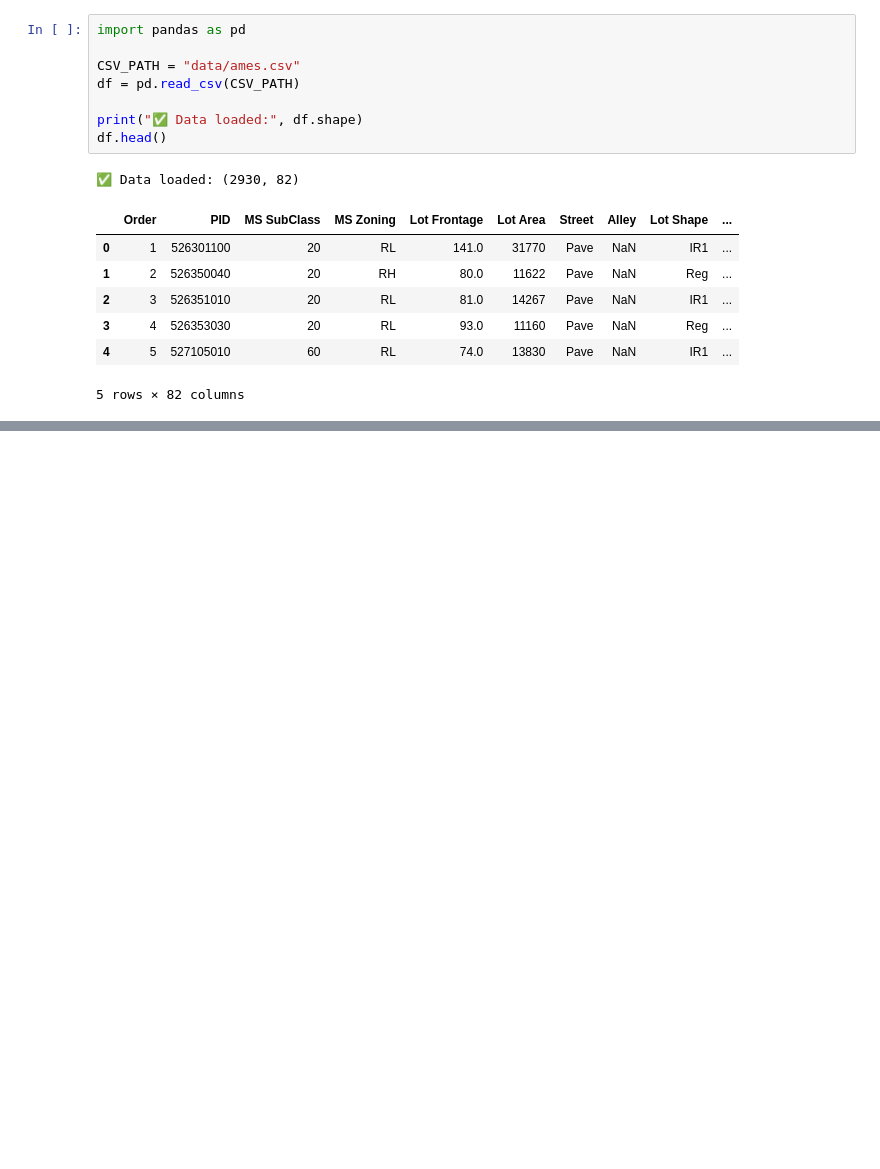
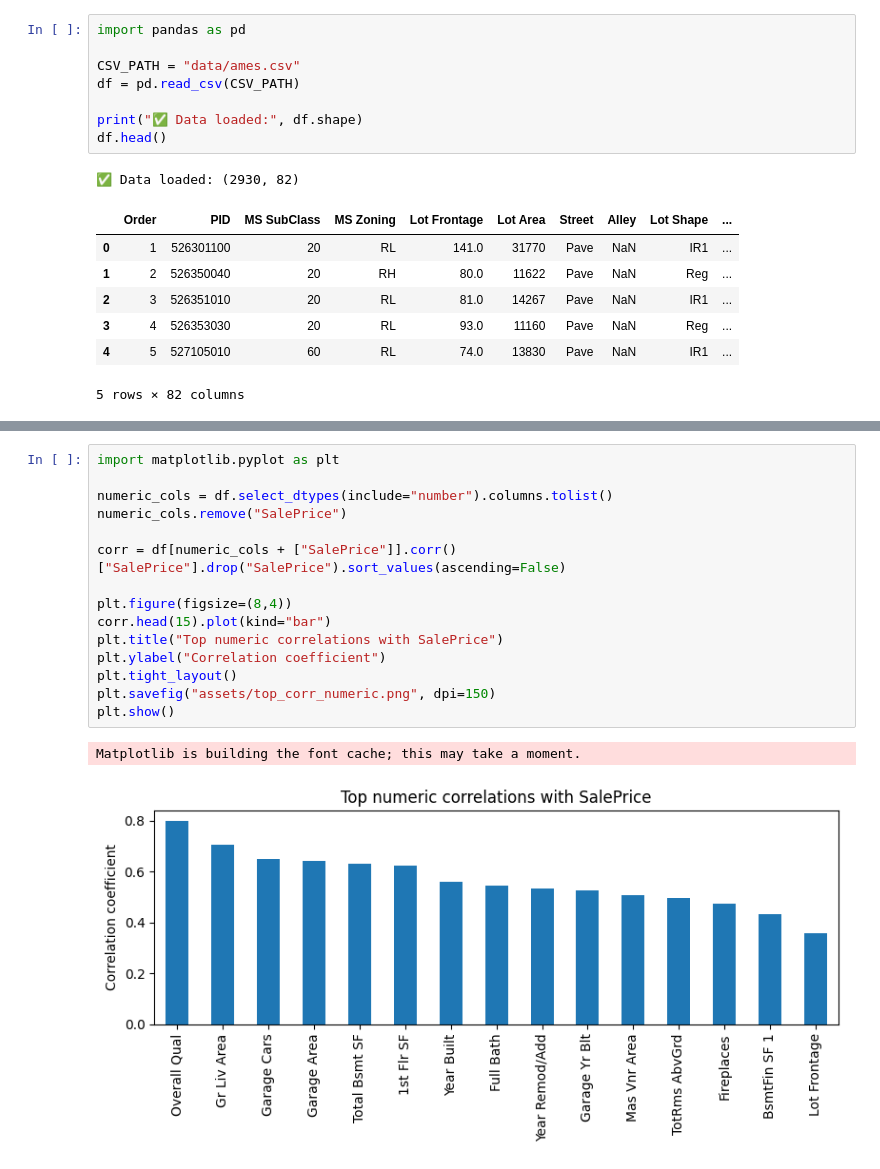
Before and after one commit to NewcoderM/Aurora-Housing, a Jupyter notebook: notebooks/Aurora_01_Modelling.ipynb, the cells around one changed output, grey strips where cells are left out. Cells and saved outputs as stored; diff of their text form; blank space fills up the shorter version.

Commit message:
add quick exploratory data analysis for SalePrice

```diff
--- a/notebooks/Aurora_01_Modelling.ipynb
+++ b/notebooks/Aurora_01_Modelling.ipynb
@@ -38,0 +72,18 @@ df.head()
+# %%
+import matplotlib.pyplot as plt
+
+numeric_cols = df.select_dtypes(include="number").columns.tolist()
+numeric_cols.remove("SalePrice")
+
+corr = df[numeric_cols + ["SalePrice"]].corr()["SalePrice"].drop("SalePrice").sort_values(ascending=False)
+
+plt.figure(figsize=(8,4))
+corr.head(15).plot(kind="bar")
+plt.title("Top numeric correlations with SalePrice")
+plt.ylabel("Correlation coefficient")
+plt.tight_layout()
+plt.savefig("assets/top_corr_numeric.png", dpi=150)
+plt.show()
+# %% [output]
+Matplotlib is building the font cache; this may take a moment.
+[figure, added]
```
Also changed, not shown: parts of 2 cells of this notebook, 1 other file.
